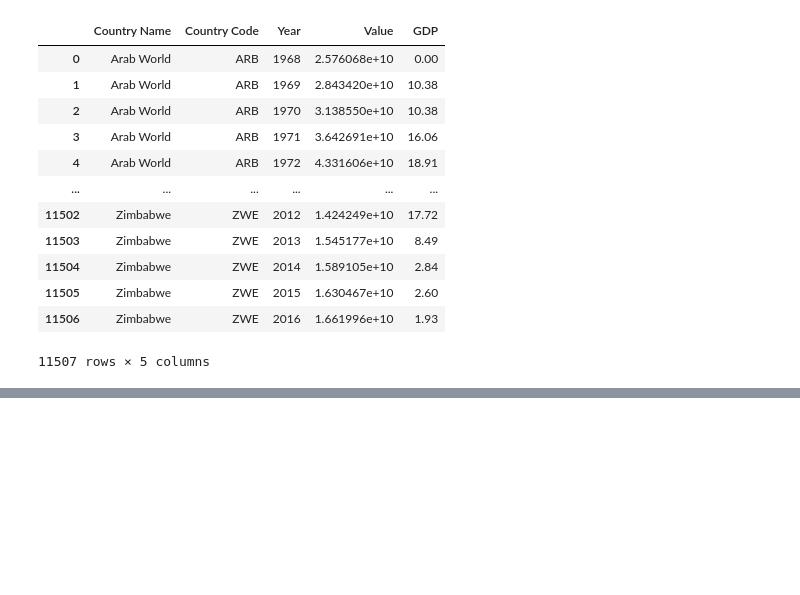
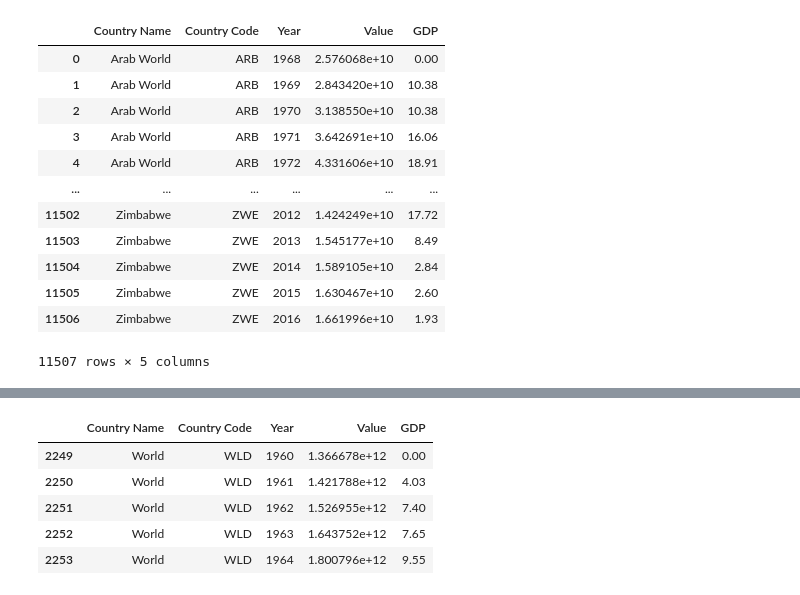
Before and after one commit to GvsKaushal/GDP, a Jupyter notebook: GDP.ipynb, the cells around one changed output, grey strips where cells are left out. Drawn from its saved outputs; the diff is of its cells as text; code cells hidden in the pictures; blank space fills up the shorter version.

```diff
--- a/GDP.ipynb
+++ b/GDP.ipynb
@@ -173,0 +213,9 @@ ds
+# %%
+ds[ds['Country Name']=="World"].head()
+# %% [output]
+|  | Country Name | Country Code | Year | Value | GDP |
+| 2249 | World | WLD | 1960 | 1.366678e+12 | 0.00 |
+| 2250 | World | WLD | 1961 | 1.421788e+12 | 4.03 |
+| 2251 | World | WLD | 1962 | 1.526955e+12 | 7.40 |
+| 2252 | World | WLD | 1963 | 1.643752e+12 | 7.65 |
+| 2253 | World | WLD | 1964 | 1.800796e+12 | 9.55 |
```
Also changed, not shown: parts of 7 cells of this notebook, 1 other file.
